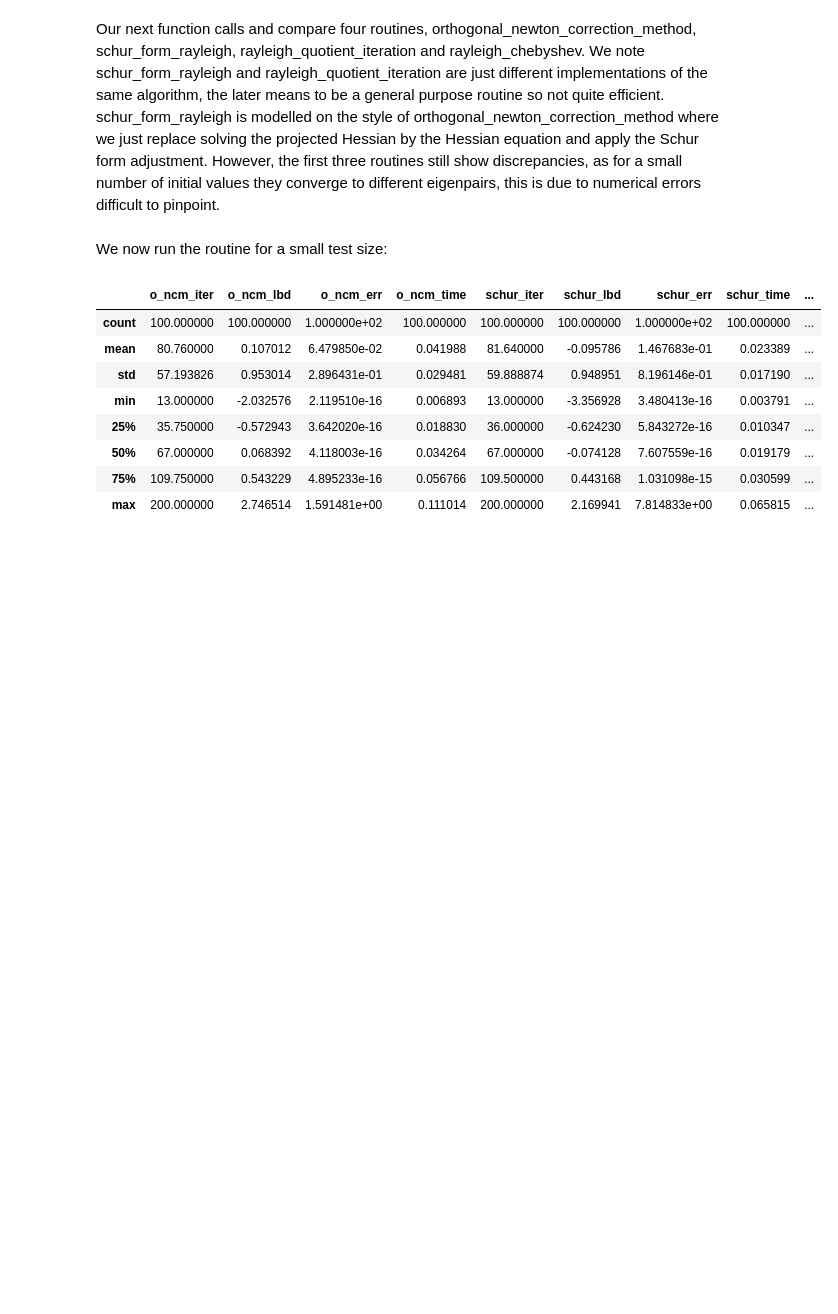
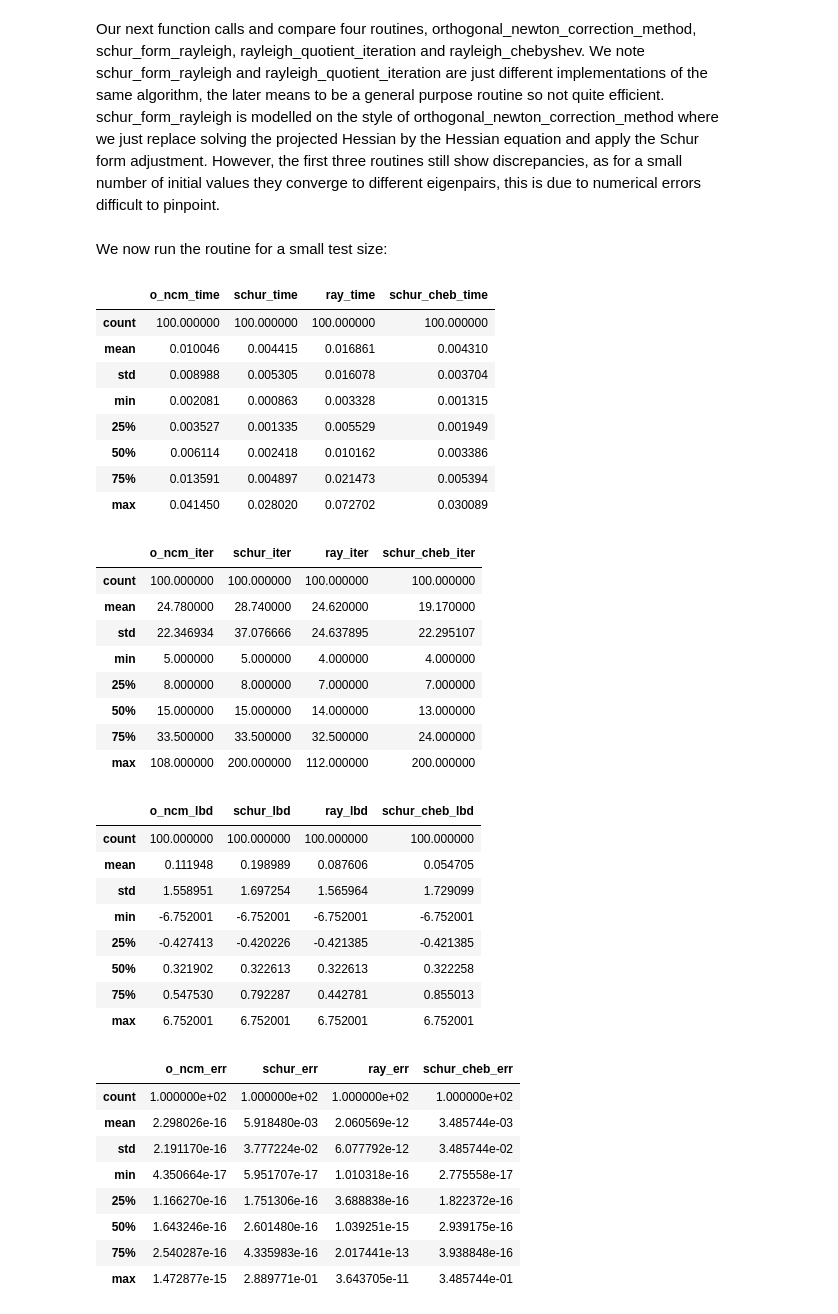
Before and after one commit to dnguyend/lagrange_, a Jupyter notebook: EigenTensor.ipynb, the cells around one changed output. Cells and saved outputs as stored; diff of their text form; code cells hidden in the pictures; blank space fills up the shorter version.

```diff
--- a/EigenTensor.ipynb
+++ b/EigenTensor.ipynb
@@ -305,23 +282,54 @@ def test_eigen_tensor(k, m, max_err, max_itr, n_test):
 We now run the routine for a small test size:
 # %%
 from IPython.display import display, HTML
-np.random.seed(0)
-k = 20
+np.random.seed(2)
+k = 6
 m = 3
 max_err = 1e-10
 max_itr = 200
 n_test = 100
 
 summ = test_eigen_tensor(k, m, max_err, max_itr, n_test)
 # summ[['o_ncm_time', 'schur_time', 'ray_time', 'ray_cheb_time']].describe())
-display(HTML(summ.describe().to_html()))
+# display(HTML(summ.describe().to_html()))
+display(HTML(summ[[a for a in summ.columns if 'time' in a]].describe().to_html()))
+display(HTML(summ[[a for a in summ.columns if 'iter' in a]].describe().to_html()))
+display(HTML(summ[[a for a in summ.columns if 'lbd' in a]].describe().to_html()))
+display(HTML(summ[[a for a in summ.columns if 'err' in a]].describe().to_html()))
 # %% [output]
-|  | o_ncm_iter | o_ncm_lbd | o_ncm_err | o_ncm_time | schur_iter | schur_lbd | schur_err | schur_time | ... |
-| count | 100.000000 | 100.000000 | 1.000000e+02 | 100.000000 | 100.000000 | 100.000000 | 1.000000e+02 | 100.000000 | ... |
-| mean | 80.760000 | 0.107012 | 6.479850e-02 | 0.041988 | 81.640000 | -0.095786 | 1.467683e-01 | 0.023389 | ... |
-| std | 57.193826 | 0.953014 | 2.896431e-01 | 0.029481 | 59.888874 | 0.948951 | 8.196146e-01 | 0.017190 | ... |
-| min | 13.000000 | -2.032576 | 2.119510e-16 | 0.006893 | 13.000000 | -3.356928 | 3.480413e-16 | 0.003791 | ... |
-| 25% | 35.750000 | -0.572943 | 3.642020e-16 | 0.018830 | 36.000000 | -0.624230 | 5.843272e-16 | 0.010347 | ... |
-| 50% | 67.000000 | 0.068392 | 4.118003e-16 | 0.034264 | 67.000000 | -0.074128 | 7.607559e-16 | 0.019179 | ... |
-| 75% | 109.750000 | 0.543229 | 4.895233e-16 | 0.056766 | 109.500000 | 0.443168 | 1.031098e-15 | 0.030599 | ... |
-| max | 200.000000 | 2.746514 | 1.591481e+00 | 0.111014 | 200.000000 | 2.169941 | 7.814833e+00 | 0.065815 | ... |
+|  | o_ncm_time | schur_time | ray_time | schur_cheb_time |
+| count | 100.000000 | 100.000000 | 100.000000 | 100.000000 |
+| mean | 0.010046 | 0.004415 | 0.016861 | 0.004310 |
+| std | 0.008988 | 0.005305 | 0.016078 | 0.003704 |
+| min | 0.002081 | 0.000863 | 0.003328 | 0.001315 |
+| 25% | 0.003527 | 0.001335 | 0.005529 | 0.001949 |
+| 50% | 0.006114 | 0.002418 | 0.010162 | 0.003386 |
+| 75% | 0.013591 | 0.004897 | 0.021473 | 0.005394 |
+| max | 0.041450 | 0.028020 | 0.072702 | 0.030089 |
+|  | o_ncm_iter | schur_iter | ray_iter | schur_cheb_iter |
+| count | 100.000000 | 100.000000 | 100.000000 | 100.000000 |
+| mean | 24.780000 | 28.740000 | 24.620000 | 19.170000 |
+| std | 22.346934 | 37.076666 | 24.637895 | 22.295107 |
+| min | 5.000000 | 5.000000 | 4.000000 | 4.000000 |
+| 25% | 8.000000 | 8.000000 | 7.000000 | 7.000000 |
+| 50% | 15.000000 | 15.000000 | 14.000000 | 13.000000 |
+| 75% | 33.500000 | 33.500000 | 32.500000 | 24.000000 |
+| max | 108.000000 | 200.000000 | 112.000000 | 200.000000 |
+|  | o_ncm_lbd | schur_lbd | ray_lbd | schur_cheb_lbd |
+| count | 100.000000 | 100.000000 | 100.000000 | 100.000000 |
+| mean | 0.111948 | 0.198989 | 0.087606 | 0.054705 |
+| std | 1.558951 | 1.697254 | 1.565964 | 1.729099 |
+| min | -6.752001 | -6.752001 | -6.752001 | -6.752001 |
+| 25% | -0.427413 | -0.420226 | -0.421385 | -0.421385 |
+| 50% | 0.321902 | 0.322613 | 0.322613 | 0.322258 |
+| 75% | 0.547530 | 0.792287 | 0.442781 | 0.855013 |
+| max | 6.752001 | 6.752001 | 6.752001 | 6.752001 |
+|  | o_ncm_err | schur_err | ray_err | schur_cheb_err |
+| count | 1.000000e+02 | 1.000000e+02 | 1.000000e+02 | 1.000000e+02 |
+| mean | 2.298026e-16 | 5.918480e-03 | 2.060569e-12 | 3.485744e-03 |
+| std | 2.191170e-16 | 3.777224e-02 | 6.077792e-12 | 3.485744e-02 |
+| min | 4.350664e-17 | 5.951707e-17 | 1.010318e-16 | 2.775558e-17 |
+| 25% | 1.166270e-16 | 1.751306e-16 | 3.688838e-16 | 1.822372e-16 |
+| 50% | 1.643246e-16 | 2.601480e-16 | 1.039251e-15 | 2.939175e-16 |
+| 75% | 2.540287e-16 | 4.335983e-16 | 2.017441e-13 | 3.938848e-16 |
+| max | 1.472877e-15 | 2.889771e-01 | 3.643705e-11 | 3.485744e-01 |
```
Also changed, not shown: parts of 20 cells of this notebook.
